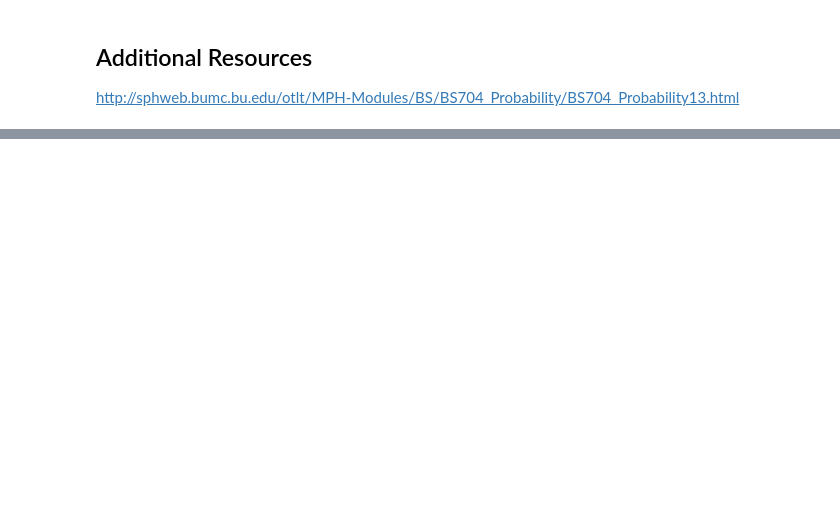
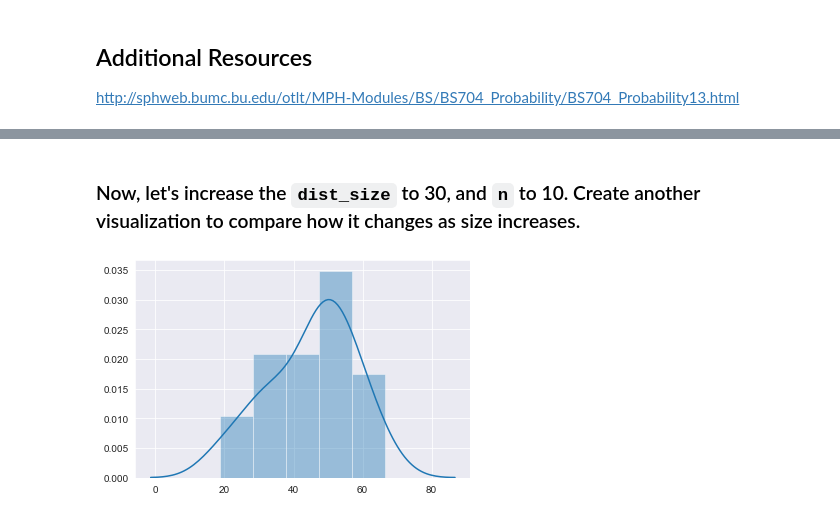
Before and after one commit to code-JOA/Introduction-to-Python, a Jupyter notebook: Statistics/02.Central Limit Theorem/01.Central Limit Theorem.ipynb, the cells around one changed output, grey strips where cells are left out. Drawn from its saved outputs; the diff is of its cells as text; code cells hidden in the pictures; blank space fills up the shorter version.

```diff
--- a/Statistics/02.Central Limit Theorem/01.Central Limit Theorem.ipynb
+++ b/Statistics/02.Central Limit Theorem/01.Central Limit Theorem.ipynb
@@ -163,0 +281,7 @@ http://sphweb.bumc.bu.edu/otlt/MPH-Modules/BS/BS704_Probability/BS704_Probabilit
+# %% [markdown]
+### Now, let's increase the `dist_size` to 30, and `n` to 10.  Create another visualization to compare how it changes as size increases.
+# %%
+sample_dist_30 = create_sample_distribution(data, 30, 10)
+sns.distplot(sample_dist_30);
+# %% [output]
+[figure, added]
```
Also changed, not shown: parts of 22 cells of this notebook, 3 other files.
